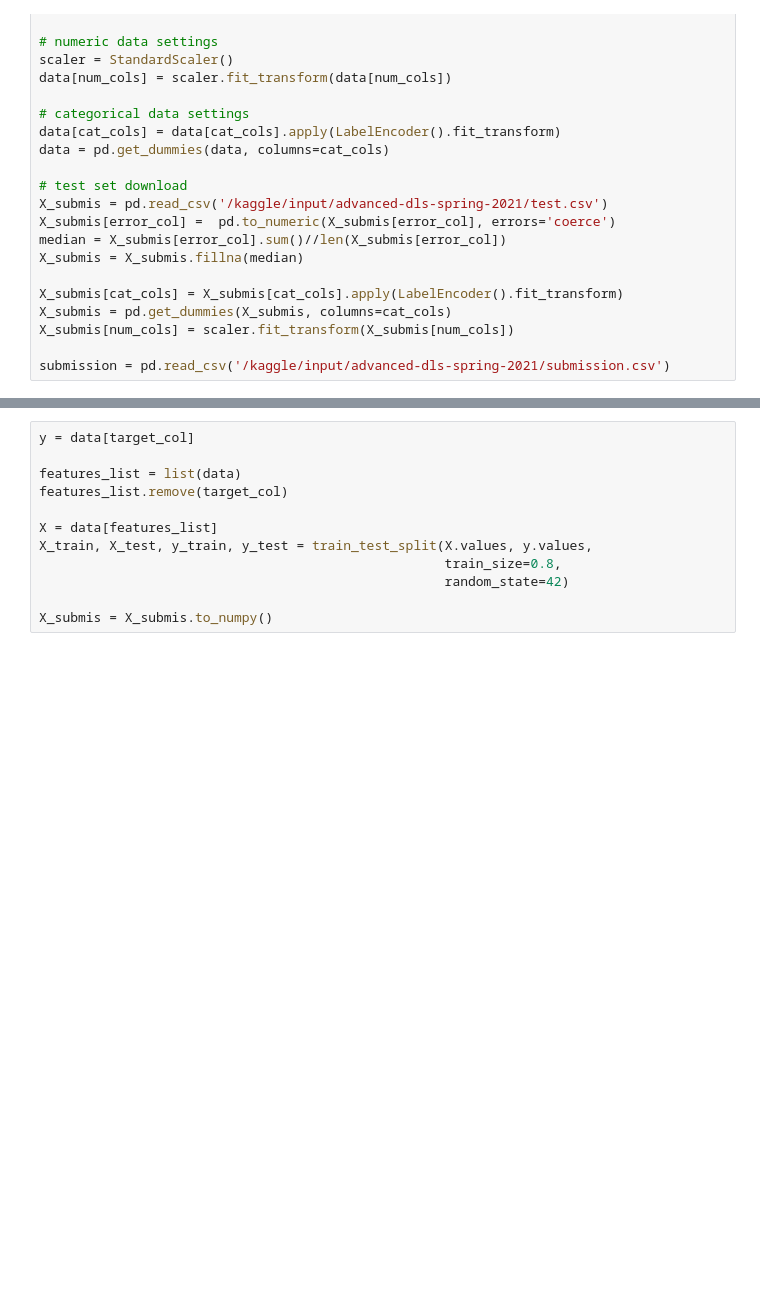
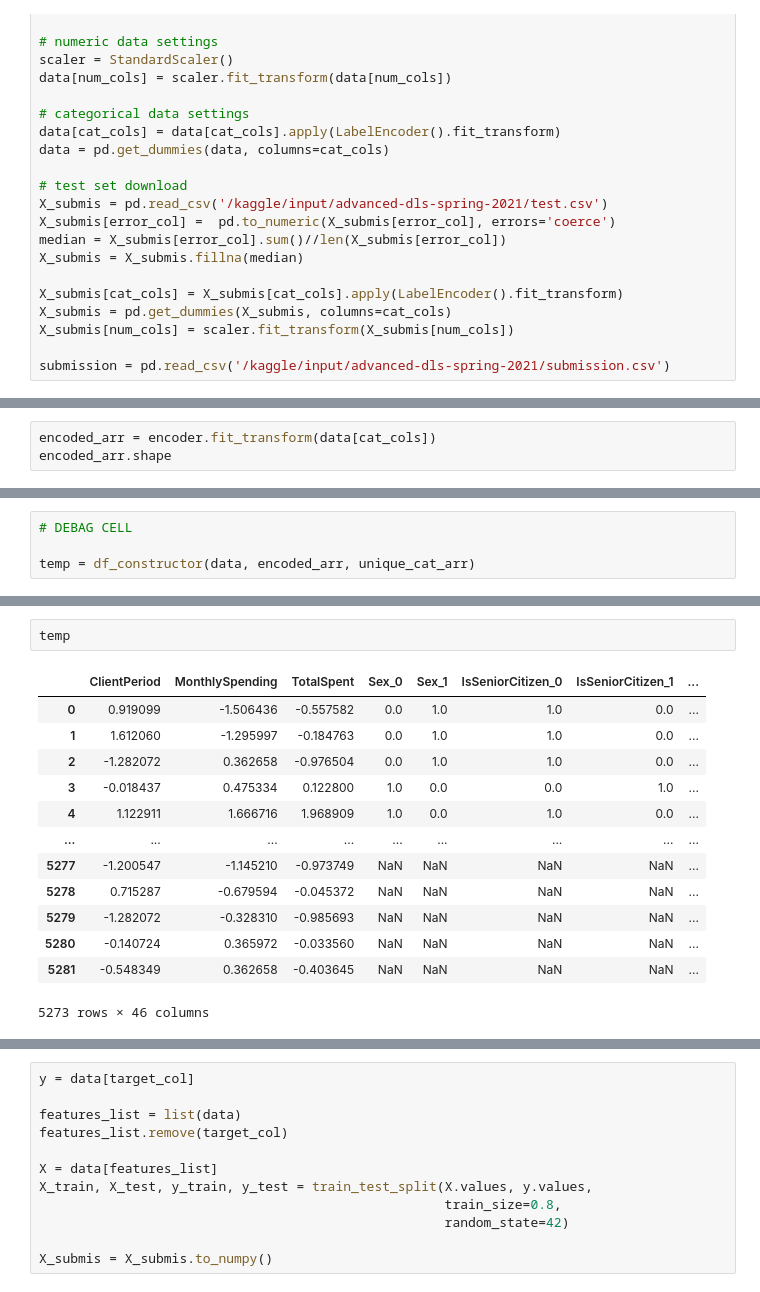
Before and after one commit to Lidiia-Afanasieva/Churn_Prediction, a Jupyter notebook: drop-preds.ipynb, the cells around one changed output, grey strips where cells are left out. Saved outputs shown, nothing was run; the diff lists cells and outputs as text; blank space fills up the shorter version.

```diff
--- a/drop-preds.ipynb
+++ b/drop-preds.ipynb
@@ -73,0 +164,3 @@ submission = pd.read_csv('/kaggle/input/advanced-dls-spring-2021/submission.csv'
+# %%
+encoded_arr = encoder.fit_transform(data[cat_cols])
+encoded_arr.shape
@@ -73,0 +169,4 @@ submission = pd.read_csv('/kaggle/input/advanced-dls-spring-2021/submission.csv'
+# %%
+# DEBAG CELL
+
+temp = df_constructor(data, encoded_arr, unique_cat_arr)
@@ -73,0 +193,16 @@ submission = pd.read_csv('/kaggle/input/advanced-dls-spring-2021/submission.csv'
+# %%
+temp
+# %% [output]
+|  | ClientPeriod | MonthlySpending | TotalSpent | Sex_0 | Sex_1 | IsSeniorCitizen_0 | IsSeniorCitizen_1 | ... |
+| 0 | 0.919099 | -1.506436 | -0.557582 | 0.0 | 1.0 | 1.0 | 0.0 | ... |
+| 1 | 1.612060 | -1.295997 | -0.184763 | 0.0 | 1.0 | 1.0 | 0.0 | ... |
+| 2 | -1.282072 | 0.362658 | -0.976504 | 0.0 | 1.0 | 1.0 | 0.0 | ... |
+| 3 | -0.018437 | 0.475334 | 0.122800 | 1.0 | 0.0 | 0.0 | 1.0 | ... |
+| 4 | 1.122911 | 1.666716 | 1.968909 | 1.0 | 0.0 | 1.0 | 0.0 | ... |
+| ... | ... | ... | ... | ... | ... | ... | ... | ... |
+| 5277 | -1.200547 | -1.145210 | -0.973749 | NaN | NaN | NaN | NaN | ... |
+| 5278 | 0.715287 | -0.679594 | -0.045372 | NaN | NaN | NaN | NaN | ... |
+| 5279 | -1.282072 | -0.328310 | -0.985693 | NaN | NaN | NaN | NaN | ... |
+| 5280 | -0.140724 | 0.365972 | -0.033560 | NaN | NaN | NaN | NaN | ... |
+| 5281 | -0.548349 | 0.362658 | -0.403645 | NaN | NaN | NaN | NaN | ... |
+5273 rows × 46 columns
```
Also changed, not shown: parts of 13 cells of this notebook.
